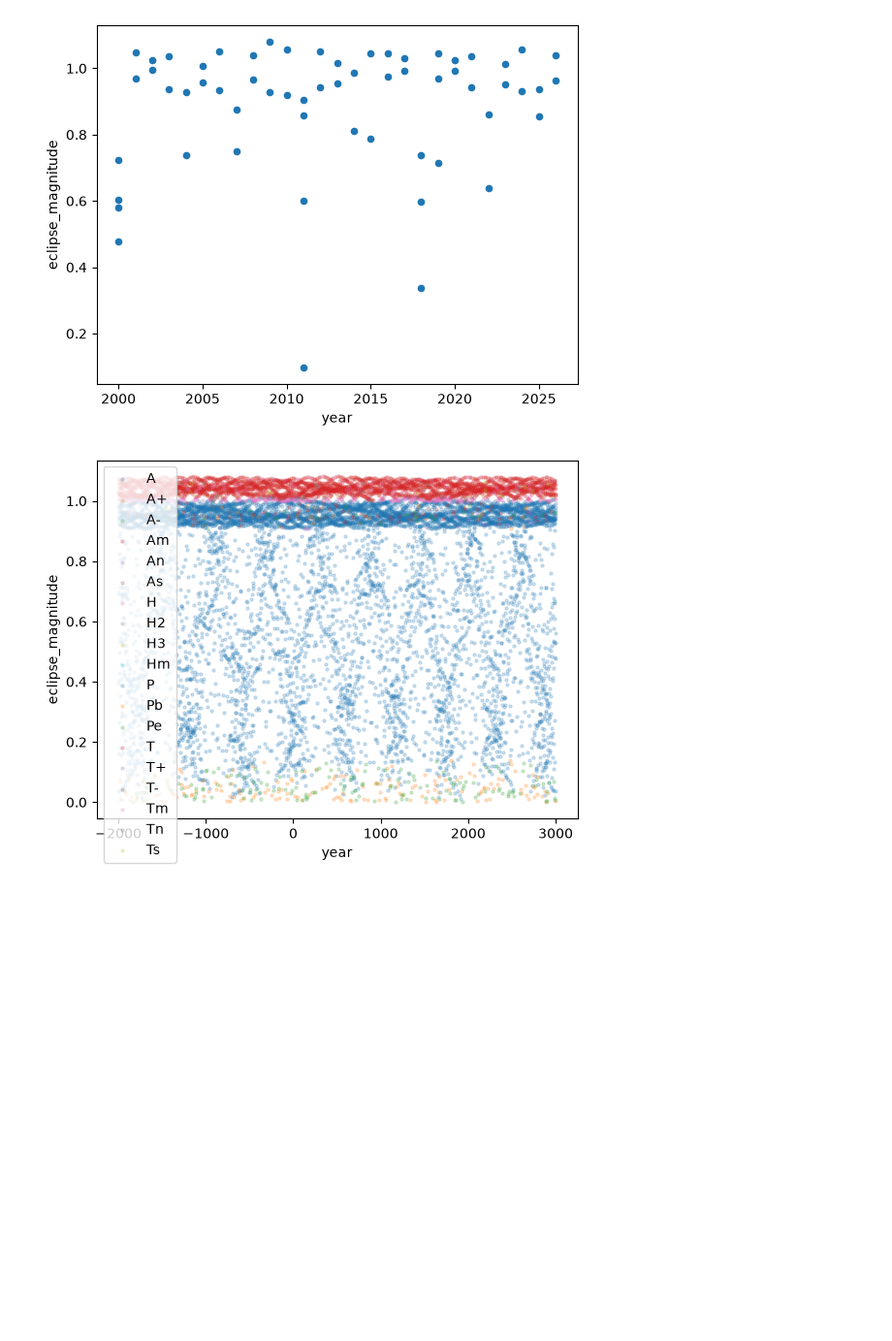
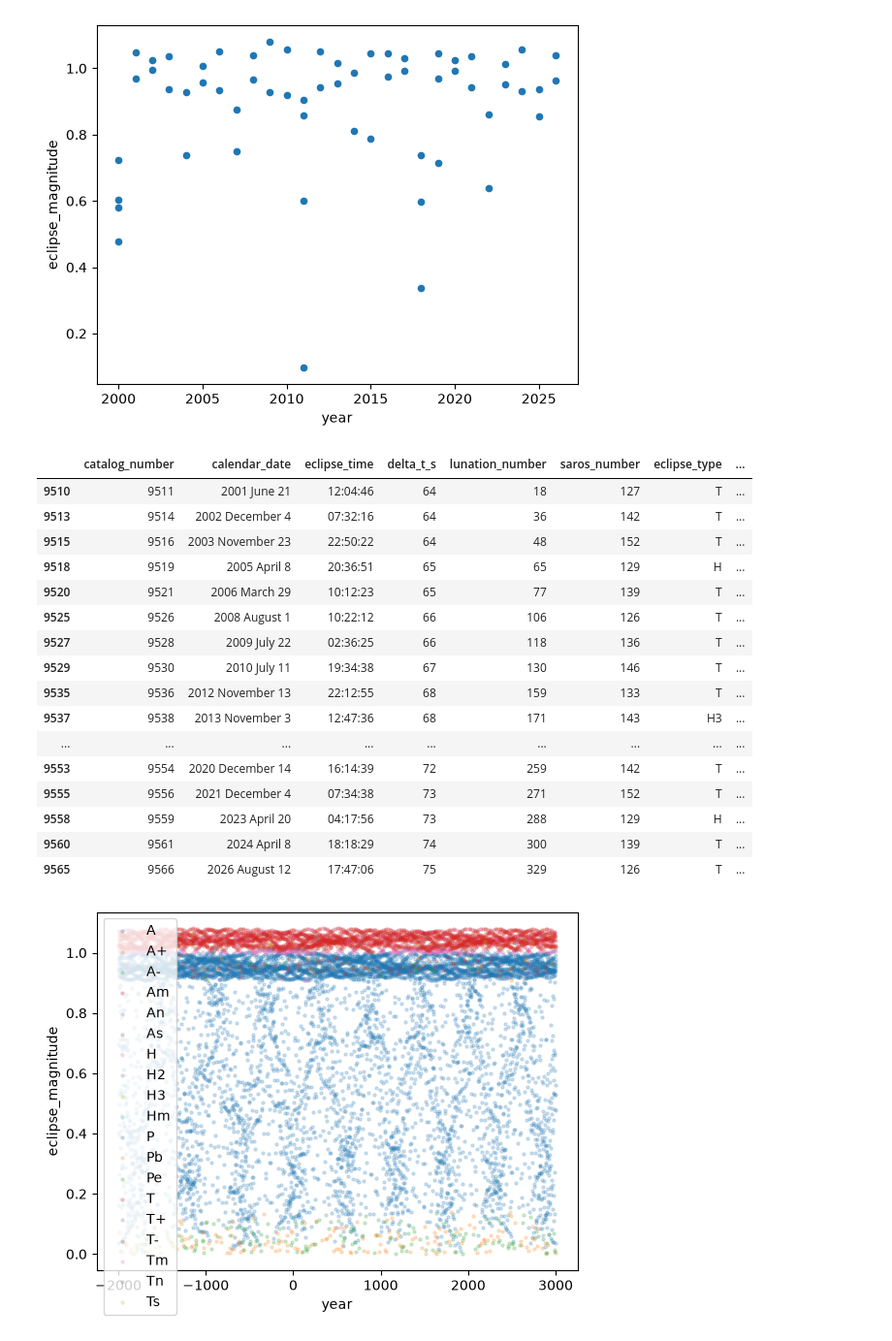
Before and after one commit to FellanNokes/eClipseBord_Azure_Lab_DE25_Felix_Kjellberg, a Jupyter notebook: eda/eda.ipynb, the cells around one changed output. Shown at 97% size. Cells and saved outputs as stored; diff of their text form; code cells hidden in the pictures; blank space fills up the shorter version.

```diff
--- a/eda/eda.ipynb
+++ b/eda/eda.ipynb
@@ -112,6 +112,26 @@ plt.ylabel("eclipse_magnitude")
 plt.show()
 # %% [output]
 [figure]
+# %%
+df_recent[df_recent["eclipse_magnitude"] > 1].head(50)
+# %% [output]
+|  | catalog_number | calendar_date | eclipse_time | delta_t_s | lunation_number | saros_number | eclipse_type | ... |
+| 9510 | 9511 | 2001 June 21 | 12:04:46 | 64 | 18 | 127 | T | ... |
+| 9513 | 9514 | 2002 December 4 | 07:32:16 | 64 | 36 | 142 | T | ... |
+| 9515 | 9516 | 2003 November 23 | 22:50:22 | 64 | 48 | 152 | T | ... |
+| 9518 | 9519 | 2005 April 8 | 20:36:51 | 65 | 65 | 129 | H | ... |
+| 9520 | 9521 | 2006 March 29 | 10:12:23 | 65 | 77 | 139 | T | ... |
+| 9525 | 9526 | 2008 August 1 | 10:22:12 | 66 | 106 | 126 | T | ... |
+| 9527 | 9528 | 2009 July 22 | 02:36:25 | 66 | 118 | 136 | T | ... |
+| 9529 | 9530 | 2010 July 11 | 19:34:38 | 67 | 130 | 146 | T | ... |
+| 9535 | 9536 | 2012 November 13 | 22:12:55 | 68 | 159 | 133 | T | ... |
+| 9537 | 9538 | 2013 November 3 | 12:47:36 | 68 | 171 | 143 | H3 | ... |
+| ... | ... | ... | ... | ... | ... | ... | ... | ... |
+| 9553 | 9554 | 2020 December 14 | 16:14:39 | 72 | 259 | 142 | T | ... |
+| 9555 | 9556 | 2021 December 4 | 07:34:38 | 73 | 271 | 152 | T | ... |
+| 9558 | 9559 | 2023 April 20 | 04:17:56 | 73 | 288 | 129 | H | ... |
+| 9560 | 9561 | 2024 April 8 | 18:18:29 | 74 | 300 | 139 | T | ... |
+| 9565 | 9566 | 2026 August 12 | 17:47:06 | 75 | 329 | 126 | T | ... |
 # %%
 fig, ax = plt.subplots()
 for etype, group in df.groupby("eclipse_type"):
```
Also changed, not shown: parts of 1 cell of this notebook, 4 other files.
